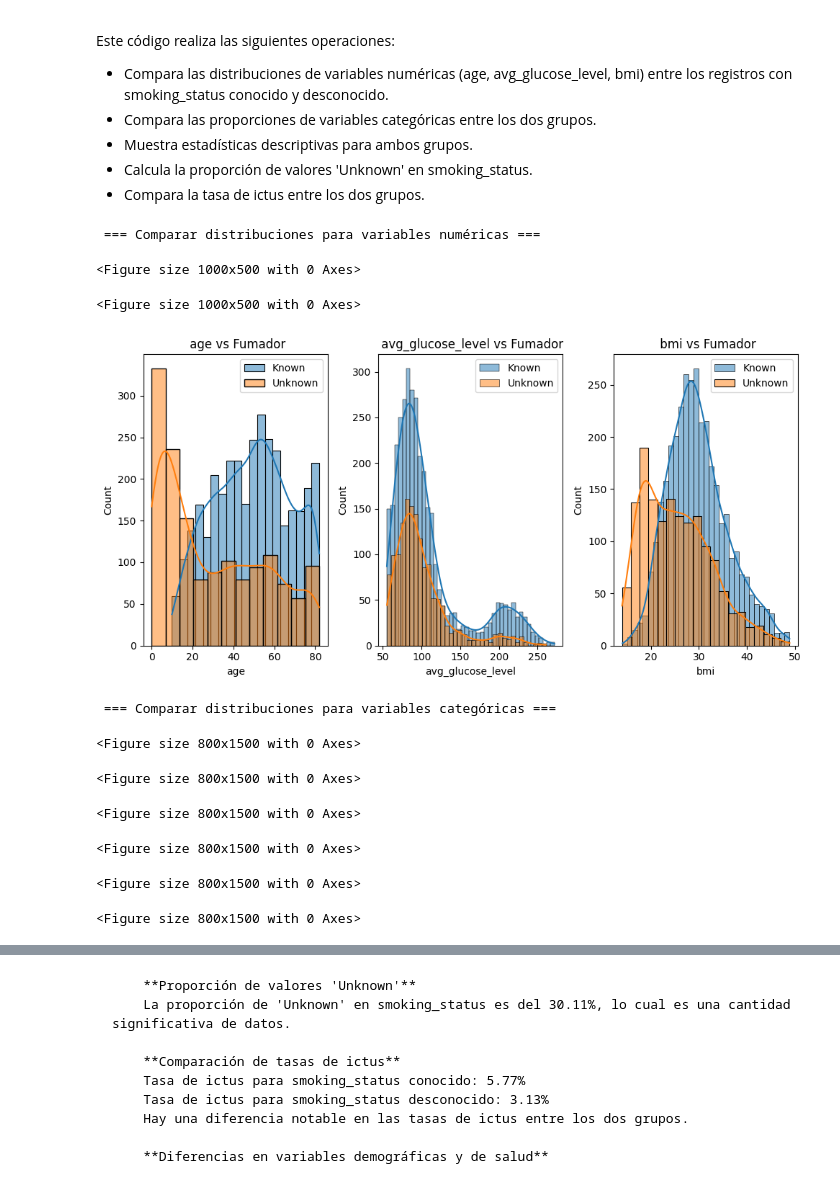
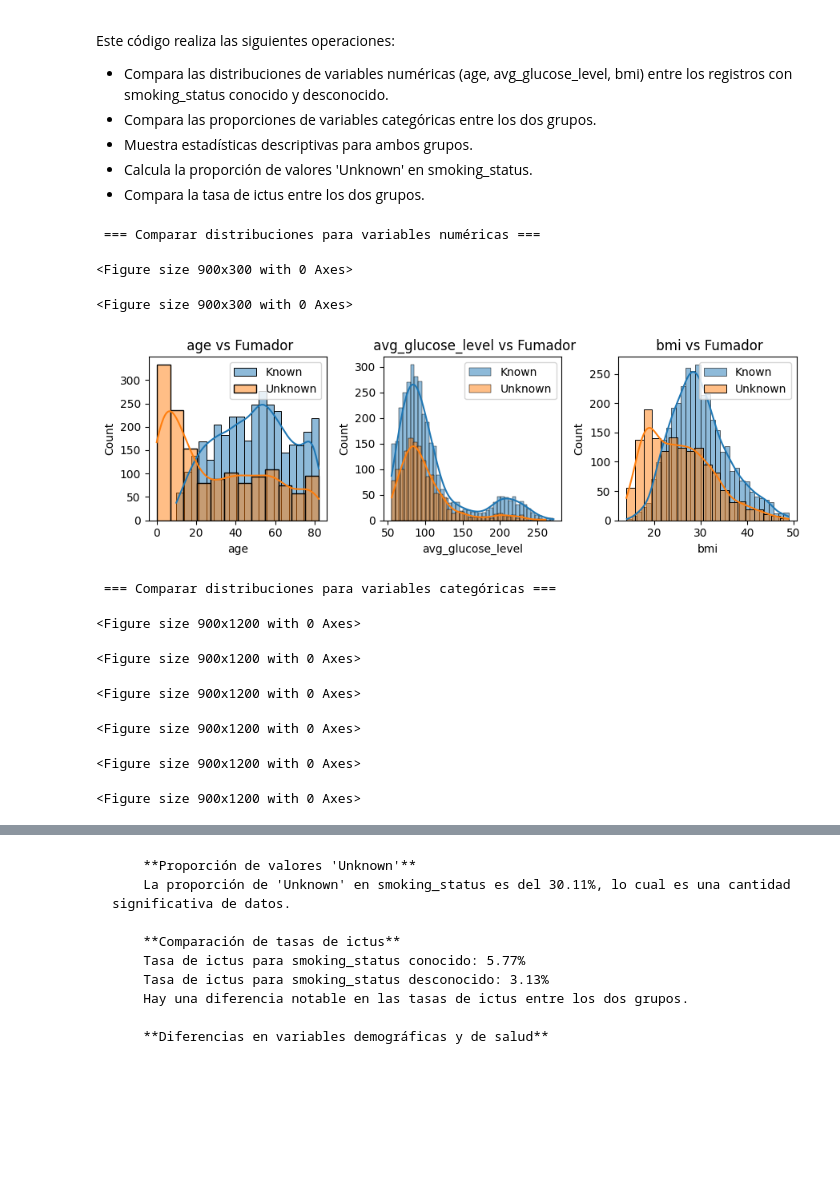
Before and after one commit to AI-School-F5-P3/G5_D.Scientist, a Jupyter notebook: eda.ipynb, the cells around one changed output, grey strips where cells are left out. Cells and saved outputs as stored; diff of their text form; code cells hidden in the pictures; blank space fills up the shorter version.

```diff
--- a/eda.ipynb
+++ b/eda.ipynb
@@ -214,9 +215,9 @@ plt.show()
 numeric_cols_without_stroke = [col for col in numeric_cols if col != 'stroke']
 num_cols = len(numeric_cols_without_stroke)
 rows = (num_cols + 1) // 2  # Redondear hacia arriba
-cols = 2
+cols = 3
 
-plt.figure(figsize=(10, 5 * rows))
+plt.figure(figsize=(9, 3 * rows))
 for i, col in enumerate(numeric_cols_without_stroke):
     plt.subplot(rows, cols, i+1)
     sns.boxplot(data=df, x='stroke', y=col)
@@ -295,7 +296,7 @@ Este código realiza las siguientes operaciones:
 * Calcula la proporción de valores 'Unknown' en smoking_status.
 * Compara la tasa de ictus entre los dos grupos.
 # %%
-def compare_distributions(df, columns, figsize_numeric=(10, 5), figsize_categorical=(8, 15), rows=None, cols=None):
+def compare_distributions(df, columns, figsize_numeric=(9, 3), figsize_categorical=(9, 12), rows=None, cols=None):
 #def compare_distributions(df, columns, figsize=(10, 5), rows=None, cols=None):
     """
     Compara distribuciones para variables numéricas o categóricas.
@@ -321,41 +322,41 @@ def compare_distributions(df, columns, figsize_numeric=(10, 5), figsize_categori
         for i, col in enumerate(columns):
 
             ax = plt.subplot(rows, cols, i+1)
             if col in numeric_columns:
                 sns.histplot(data=df[df['smoking_status'] != 'Unknown'], x=col, kde=True, label='Known', ax=ax)
                 sns.histplot(data=df[df['smoking_status'] == 'Unknown'], x=col, kde=True, label='Unknown', ax=ax)
                 plt.legend(loc='upper right')
             else:
                 known = df[df['smoking_status'] != 'Unknown'][col].value_counts(normalize=True)
                 unknown = df[df['smoking_status'] == 'Unknown'][col].value_counts(normalize=True)
                 pd.DataFrame({'Known': known, 'Unknown': unknown}).plot(kind='bar', ax=ax)
                 plt.ylabel('Proporción')
                 plt.xticks(rotation=45)
             plt.title(f' {col} vs Fumador')
 
     plt.tight_layout()
     plt.show()
 
 # Variables
 numeric_columns = ['age', 'avg_glucose_level', 'bmi']
 categorical_columns = ['gender', 'hypertension', 'heart_disease', 'ever_married', 'work_type', 'Residence_type', 'stroke']
 
 # Comparar distribuciones para variables numéricas
 print(' === Comparar distribuciones para variables numéricas ===\n')
 compare_distributions(df, numeric_columns, rows=1, cols=3)
 
 # Comparar distribuciones para variables categóricas
 print(' === Comparar distribuciones para variables categóricas ===\n')
-compare_distributions(df, categorical_columns, rows=int(np.ceil(len(categorical_columns)/2)), cols=2)
+compare_distributions(df, categorical_columns, rows=int(np.ceil(len(categorical_columns)/2)), cols=3)
 # %% [output]
  === Comparar distribuciones para variables numéricas ===
-<Figure size 1000x500 with 0 Axes>
+<Figure size 900x300 with 0 Axes>
-<Figure size 1000x500 with 0 Axes>
+<Figure size 900x300 with 0 Axes>
-[figure, old version]
+[figure, new version]
  === Comparar distribuciones para variables categóricas ===
-<Figure size 800x1500 with 0 Axes>
+<Figure size 900x1200 with 0 Axes>
-<Figure size 800x1500 with 0 Axes>
+<Figure size 900x1200 with 0 Axes>
-<Figure size 800x1500 with 0 Axes>
+<Figure size 900x1200 with 0 Axes>
-<Figure size 800x1500 with 0 Axes>
+<Figure size 900x1200 with 0 Axes>
-<Figure size 800x1500 with 0 Axes>
+<Figure size 900x1200 with 0 Axes>
-<Figure size 800x1500 with 0 Axes>
+<Figure size 900x1200 with 0 Axes>
```
Also changed, not shown: parts of 16 cells of this notebook.
